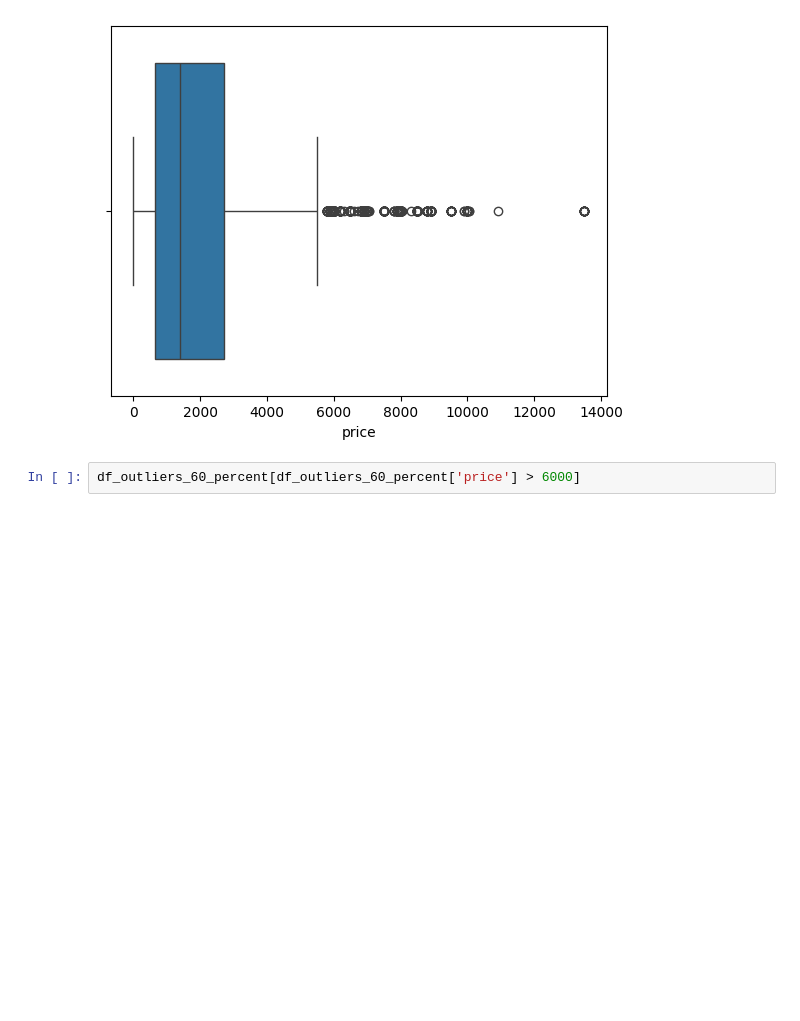
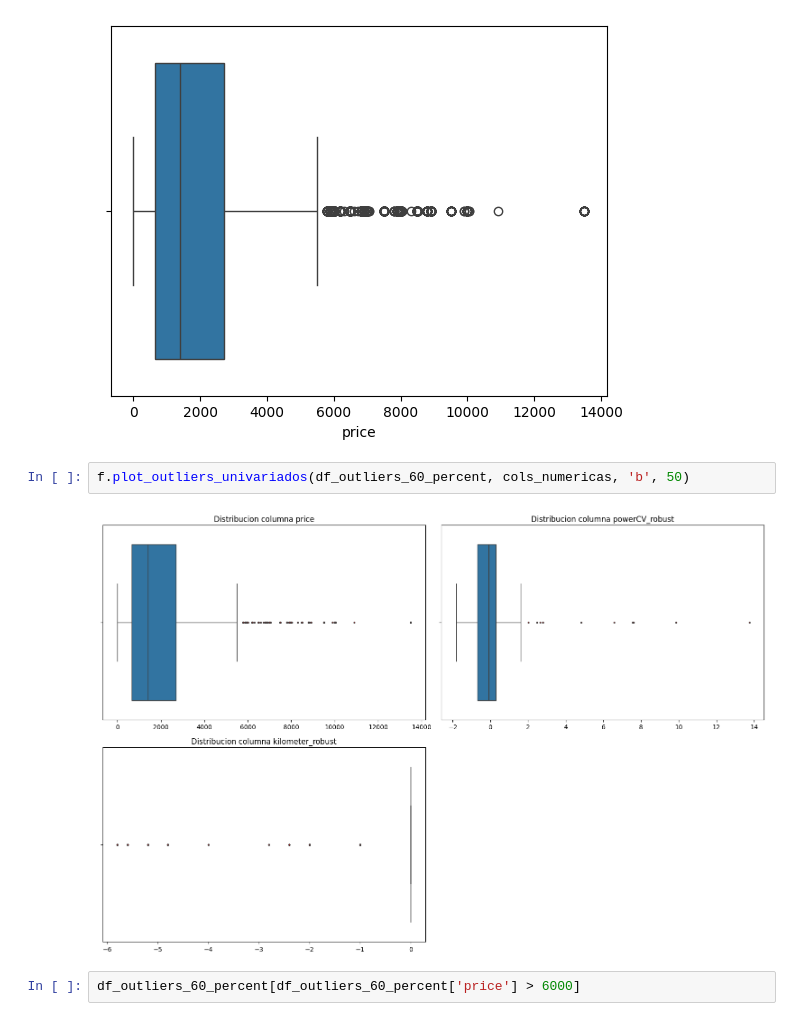
Before and after one commit to ngcarvajall/Lab_EDA_Gestion_Nulos, a Jupyter notebook: laboratorio-modulo7-leccion03-gestion-outiers.ipynb, the cells around one changed output. Drawn from its saved outputs; the diff is of its cells as text; blank space fills up the shorter version.

```diff
--- a/laboratorio-modulo7-leccion03-gestion-outiers.ipynb
+++ b/laboratorio-modulo7-leccion03-gestion-outiers.ipynb
@@ -432,6 +509,10 @@ sns.boxplot(x='price', data=df_outliers_60_percent)
 # %% [output]
 <Axes: xlabel='price'>
 [figure]
+# %%
+f.plot_outliers_univariados(df_outliers_60_percent, cols_numericas, 'b', 50)
+# %% [output]
+[figure, added]
 # %%
 df_outliers_60_percent[df_outliers_60_percent['price'] > 6000]
 # %% [output]
```
Also changed, not shown: parts of 27 cells of this notebook.
